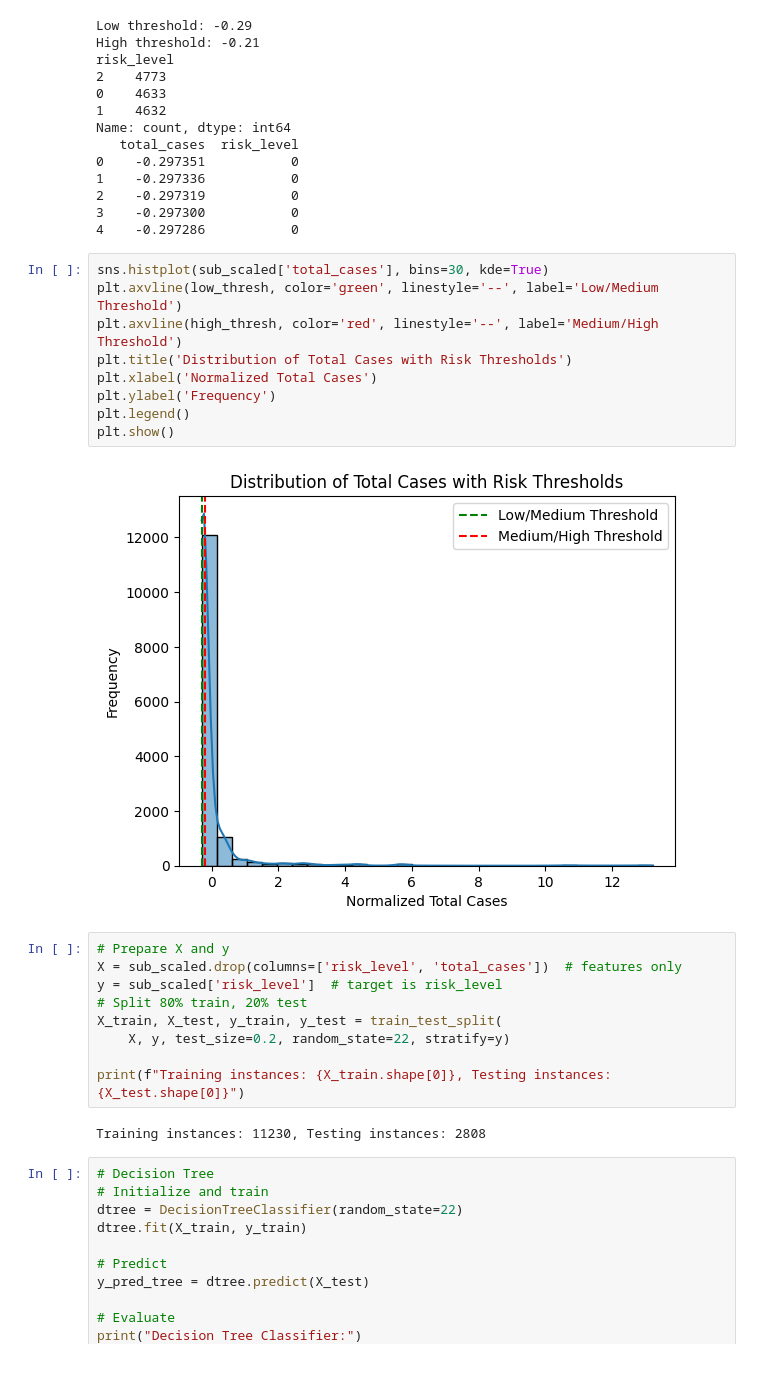
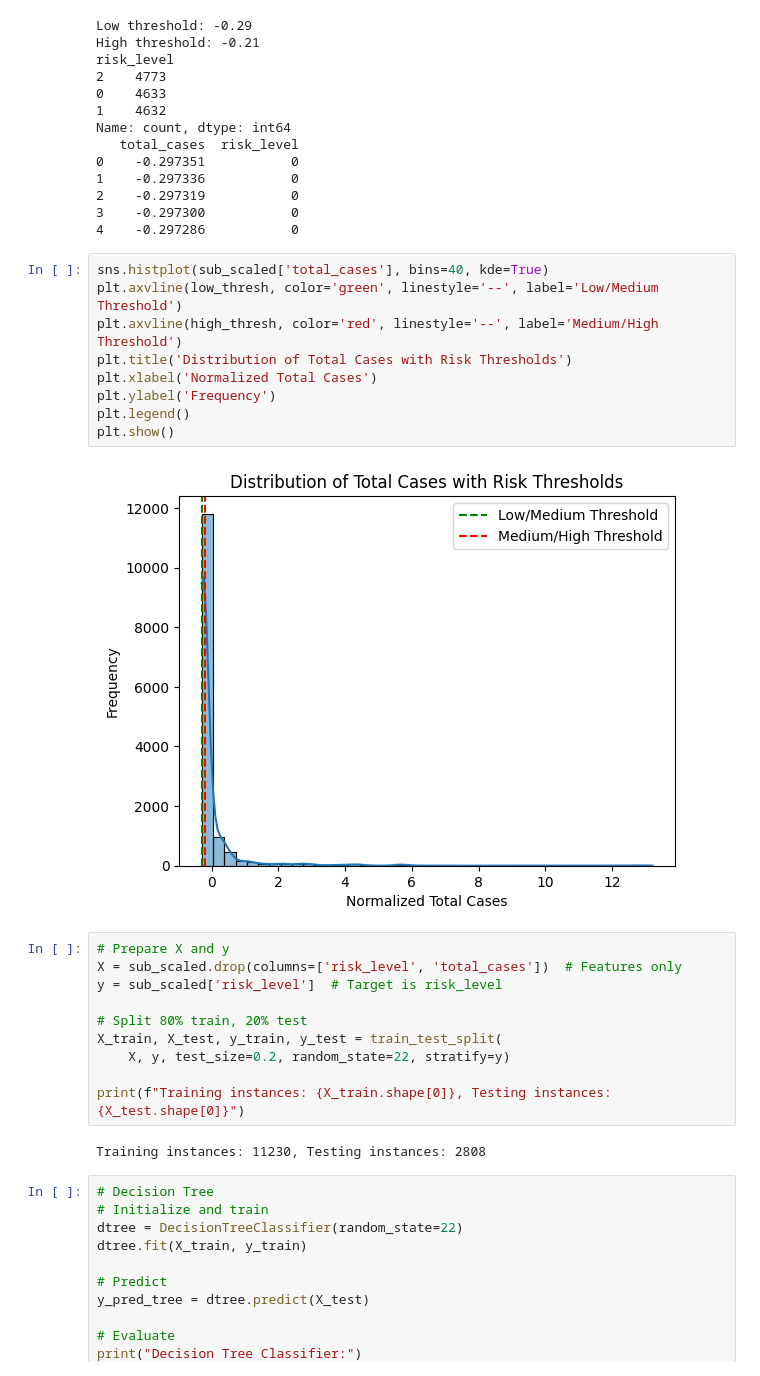
Before and after one commit to 222josey/DS1-Group-Project, a Jupyter notebook: ds1gp.ipynb, the cells around one changed output. Saved outputs shown, nothing was run; the diff lists cells and outputs as text.

```diff
--- a/ds1gp.ipynb
+++ b/ds1gp.ipynb
@@ -383,20 +380,21 @@ Name: count, dtype: int64
 3    -0.297300           0
 4    -0.297286           0
 # %%
-sns.histplot(sub_scaled['total_cases'], bins=30, kde=True)
+sns.histplot(sub_scaled['total_cases'], bins=40, kde=True)
 plt.axvline(low_thresh, color='green', linestyle='--', label='Low/Medium Threshold')
 plt.axvline(high_thresh, color='red', linestyle='--', label='Medium/High Threshold')
 plt.title('Distribution of Total Cases with Risk Thresholds')
 plt.xlabel('Normalized Total Cases')
 plt.ylabel('Frequency')
 plt.legend()
 plt.show()
 # %% [output]
-[figure, old version]
+[figure, new version]
 # %%
 # Prepare X and y
-X = sub_scaled.drop(columns=['risk_level', 'total_cases'])  # features only
-y = sub_scaled['risk_level']  # target is risk_level
+X = sub_scaled.drop(columns=['risk_level', 'total_cases'])  # Features only
+y = sub_scaled['risk_level']  # Target is risk_level
+
 # Split 80% train, 20% test
 X_train, X_test, y_train, y_test = train_test_split(
     X, y, test_size=0.2, random_state=22, stratify=y)
```
Also changed, not shown: parts of 6 cells of this notebook.
